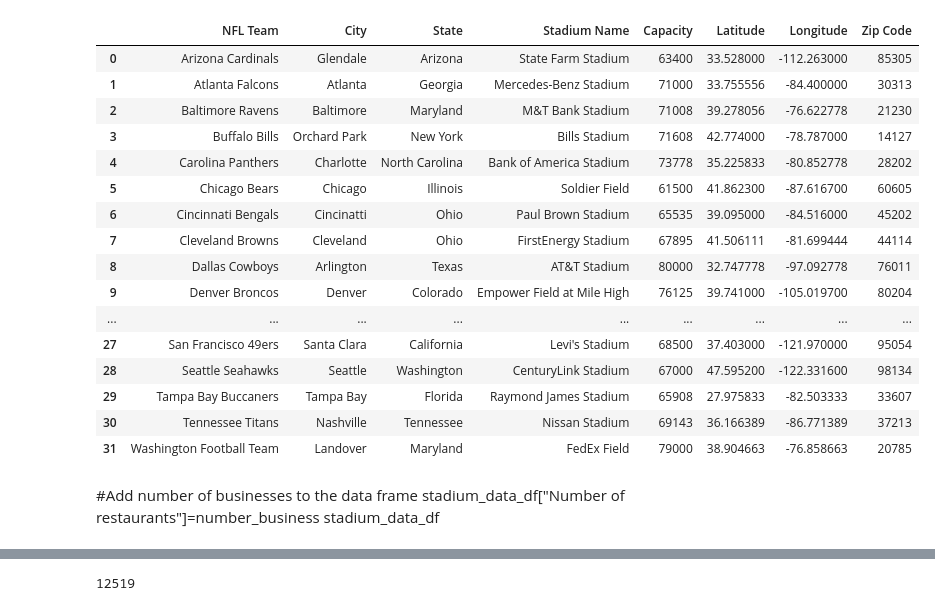
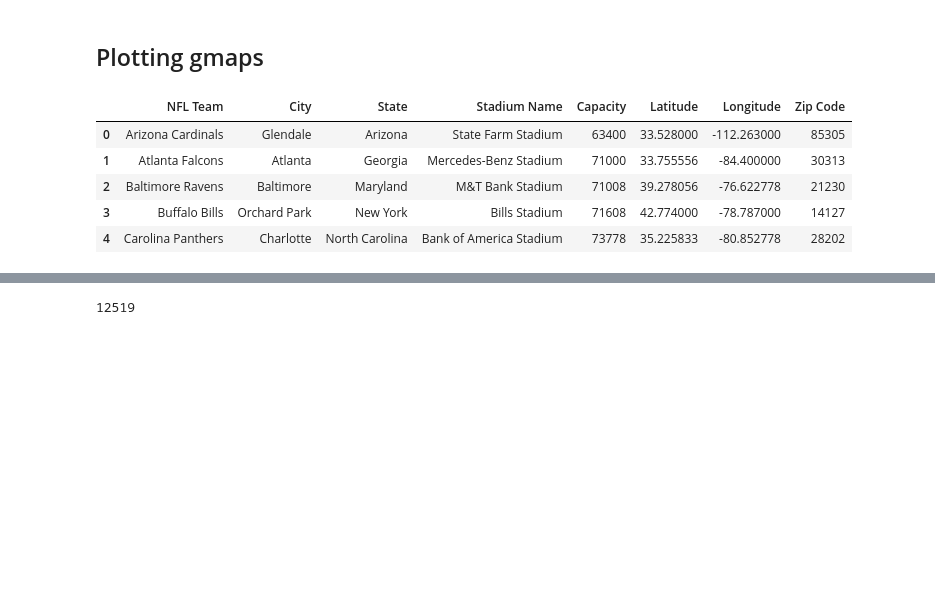
Before and after one commit to jjying89/Yelp-Restaurants-Analysis, a Jupyter notebook: gmaps_Analysis.ipynb, the cells around one changed output, grey strips where cells are left out. Saved outputs shown, nothing was run; the diff lists cells and outputs as text; code cells hidden in the pictures; blank space fills up the shorter version.

```diff
--- a/gmaps_Analysis.ipynb
+++ b/gmaps_Analysis.ipynb
@@ -1,3 +1,5 @@
+# %% [markdown]
+## Plotting gmaps
 # %%
 # Dependencies and Setup
 import matplotlib.pyplot as plt
@@ -18,36 +22,22 @@ headers = {'Authorization': 'Bearer %s' % API_KEY}
 base_url = "https://api.yelp.com/v3/businesses/search"
 g_key = os.getenv("g_key") # put your key here if you don't have a .env file in your main project folder.
 # %%
-stadium_data_df = pd.read_csv('Resources/stadium_coordinates.csv', dtype={
+#get data for gmaps
+stadium_data_df = pd.read_csv('Resources/stadium_coordinates_capacity.csv', dtype={
     "NFL Team": "string",
     "City": "string",
     "State": "string",
     "Stadium Name": "string",
     "Latitude": np.float64,
     "Longitude": np.float64,
     "Zip Code": "string"
 })
 stadium_data_df = stadium_data_df.dropna()
-stadium_data_df
+stadium_data_df.head()
 # %% [output]
 |  | NFL Team | City | State | Stadium Name | Capacity | Latitude | Longitude | Zip Code |
 | 0 | Arizona Cardinals | Glendale | Arizona | State Farm Stadium | 63400 | 33.528000 | -112.263000 | 85305 |
 | 1 | Atlanta Falcons | Atlanta | Georgia | Mercedes-Benz Stadium | 71000 | 33.755556 | -84.400000 | 30313 |
 | 2 | Baltimore Ravens | Baltimore | Maryland | M&T Bank Stadium | 71008 | 39.278056 | -76.622778 | 21230 |
 | 3 | Buffalo Bills | Orchard Park | New York | Bills Stadium | 71608 | 42.774000 | -78.787000 | 14127 |
 | 4 | Carolina Panthers | Charlotte | North Carolina | Bank of America Stadium | 73778 | 35.225833 | -80.852778 | 28202 |
-| 5 | Chicago Bears | Chicago | Illinois | Soldier Field | 61500 | 41.862300 | -87.616700 | 60605 |
-| 6 | Cincinnati Bengals | Cincinatti | Ohio | Paul Brown Stadium | 65535 | 39.095000 | -84.516000 | 45202 |
-| 7 | Cleveland Browns | Cleveland | Ohio | FirstEnergy Stadium | 67895 | 41.506111 | -81.699444 | 44114 |
-| 8 | Dallas Cowboys | Arlington | Texas | AT&T Stadium | 80000 | 32.747778 | -97.092778 | 76011 |
-| 9 | Denver Broncos | Denver | Colorado | Empower Field at Mile High | 76125 | 39.741000 | -105.019700 | 80204 |
-| ... | ... | ... | ... | ... | ... | ... | ... | ... |
-| 27 | San Francisco 49ers | Santa Clara | California | Levi's Stadium | 68500 | 37.403000 | -121.970000 | 95054 |
-| 28 | Seattle Seahawks | Seattle | Washington | CenturyLink Stadium | 67000 | 47.595200 | -122.331600 | 98134 |
-| 29 | Tampa Bay Buccaners | Tampa Bay | Florida | Raymond James Stadium | 65908 | 27.975833 | -82.503333 | 33607 |
-| 30 | Tennessee Titans | Nashville | Tennessee | Nissan Stadium | 69143 | 36.166389 | -86.771389 | 37213 |
-| 31 | Washington Football Team | Landover | Maryland | FedEx Field | 79000 | 38.904663 | -76.858663 | 20785 |
-# %% [markdown]
-#Add number of businesses to the data frame
-stadium_data_df["Number of restaurants"]=number_business
-stadium_data_df
```
Also changed, not shown: parts of 24 cells of this notebook, 5 other files.
